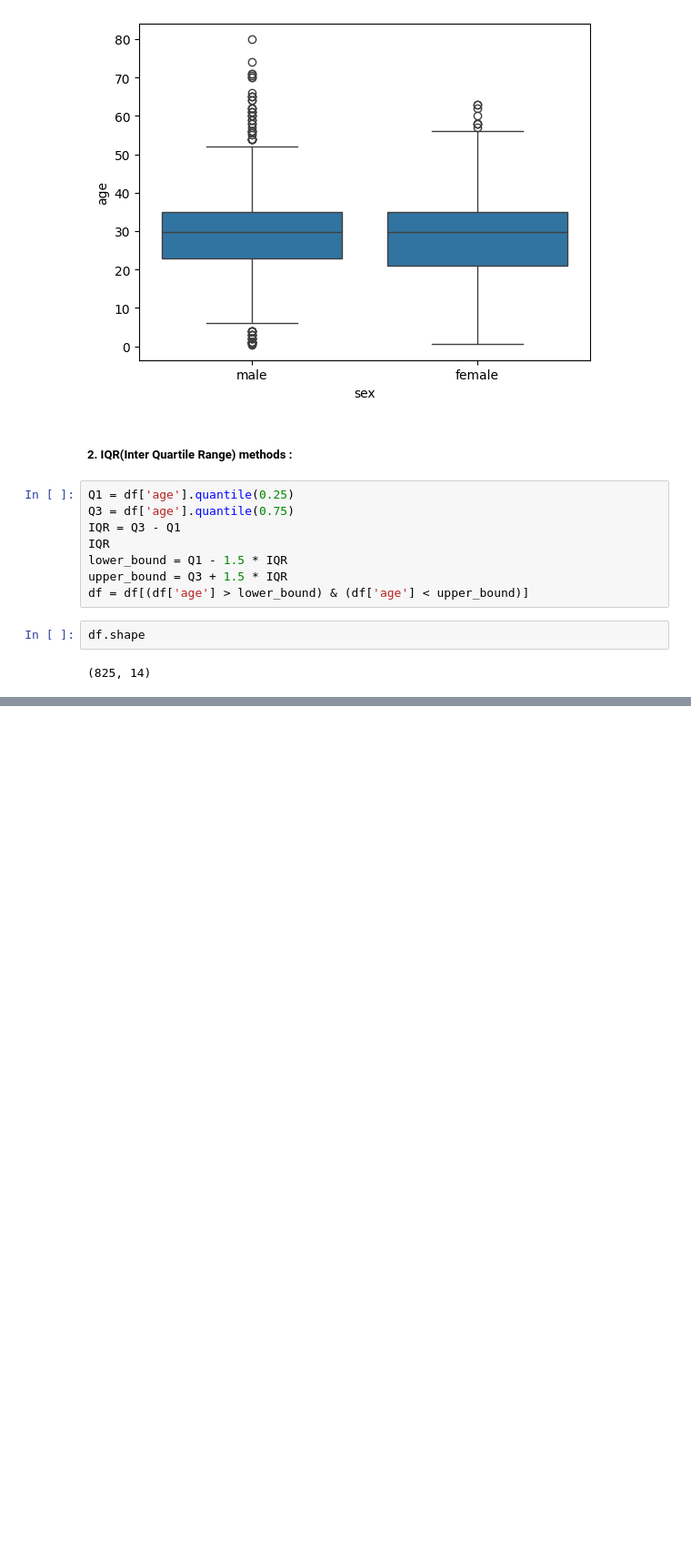
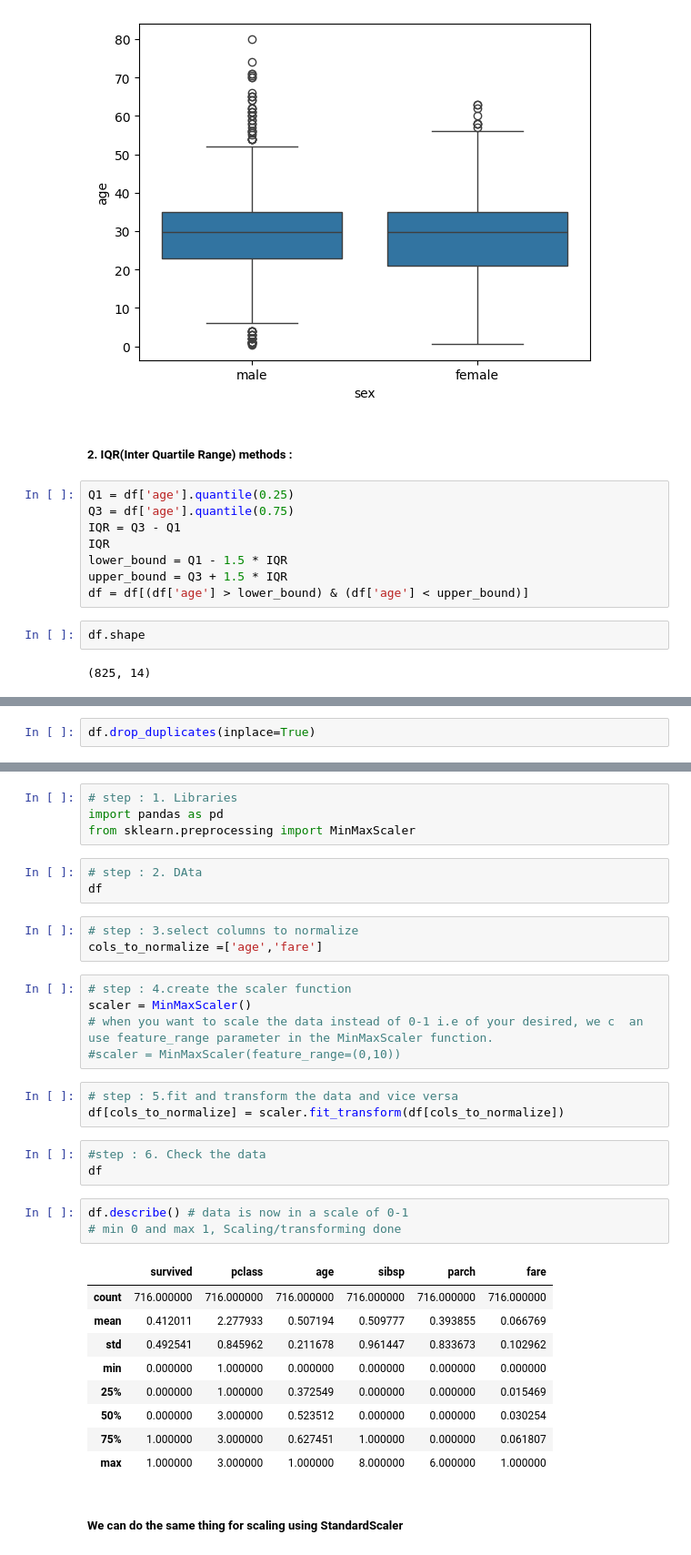
Before and after one commit to maazkhan-dev/learning_python, a Jupyter notebook: day_34/Data_wrangling_01.ipynb, the cells around one changed output, grey strips where cells are left out. Shown at 91% size. Drawn from its saved outputs; the diff is of its cells as text; blank space fills up the shorter version.

```diff
--- a/day_34/Data_wrangling_01.ipynb
+++ b/day_34/Data_wrangling_01.ipynb
@@ -106,0 +144,2 @@ df.shape
+# %%
+df.drop_duplicates(inplace=True)
@@ -106,0 +152,36 @@ df.shape
+# %%
+# step : 1. Libraries
+import pandas as pd
+from sklearn.preprocessing import MinMaxScaler
+# %%
+# step : 2. DAta
+df
+# %%
+# step : 3.select columns to normalize
+cols_to_normalize =['age','fare']
+# %%
+# step : 4.create the scaler function
+scaler = MinMaxScaler()
+# when you want to scale the data instead of 0-1 i.e of your desired, we c  an use feature_range parameter in the MinMaxScaler function.
+#scaler = MinMaxScaler(feature_range=(0,10))
+# %%
+# step : 5.fit and transform the data and vice versa
+df[cols_to_normalize] = scaler.fit_transform(df[cols_to_normalize])
+# %%
+#step : 6. Check the data
+df
+# %%
+df.describe() # data is now in a scale of 0-1
+# min 0 and max 1, Scaling/transforming done
+# %% [output]
+|  | survived | pclass | age | sibsp | parch | fare |
+| count | 716.000000 | 716.000000 | 716.000000 | 716.000000 | 716.000000 | 716.000000 |
+| mean | 0.412011 | 2.277933 | 0.507194 | 0.509777 | 0.393855 | 0.066769 |
+| std | 0.492541 | 0.845962 | 0.211678 | 0.961447 | 0.833673 | 0.102962 |
+| min | 0.000000 | 1.000000 | 0.000000 | 0.000000 | 0.000000 | 0.000000 |
+| 25% | 0.000000 | 1.000000 | 0.372549 | 0.000000 | 0.000000 | 0.015469 |
+| 50% | 0.000000 | 3.000000 | 0.523512 | 0.000000 | 0.000000 | 0.030254 |
+| 75% | 1.000000 | 3.000000 | 0.627451 | 1.000000 | 0.000000 | 0.061807 |
+| max | 1.000000 | 3.000000 | 1.000000 | 8.000000 | 6.000000 | 1.000000 |
+# %% [markdown]
+##### We can do the same thing for scaling using StandardScaler
```
Also changed, not shown: parts of 11 cells of this notebook.
